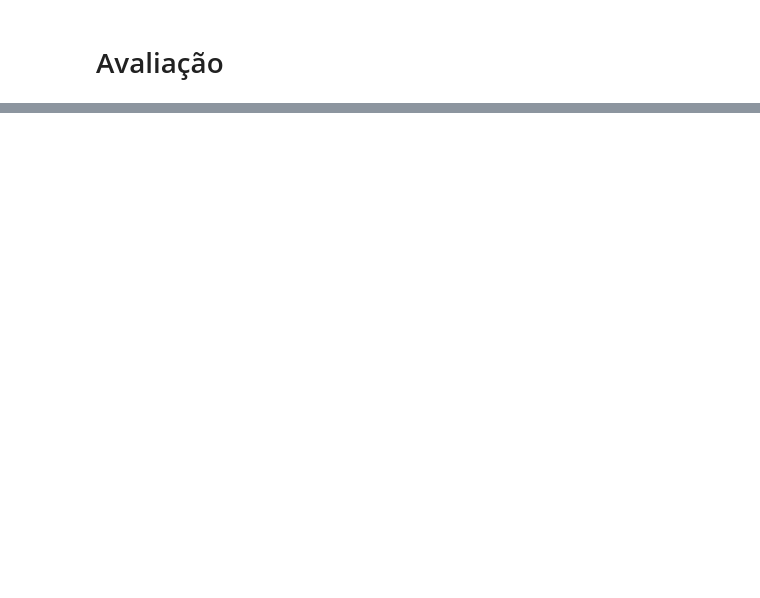
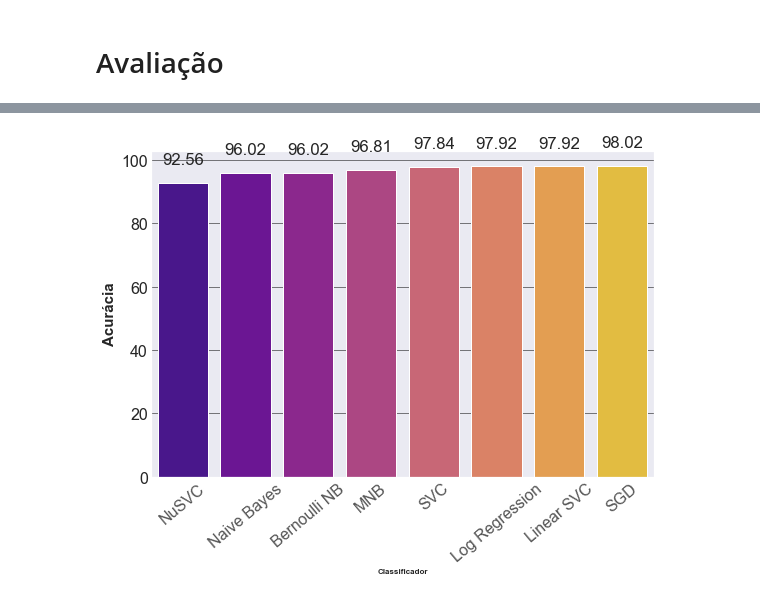
Before and after one commit to svponte/mdm, a Jupyter notebook: main.ipynb, the cells around one changed output, grey strips where cells are left out. Saved outputs shown, nothing was run; the diff lists cells and outputs as text; code cells hidden in the pictures; blank space fills up the shorter version.

```diff
--- a/main.ipynb
+++ b/main.ipynb
@@ -251,0 +319,4 @@ classificador = nltk.NaiveBayesClassifier.train(X_train)
+# %%
+# Faz o preenchimento se tem ou não a característica de acordo com parâmetro
+base_completa_treinamento = nltk.classify.apply_features(extrator_palavras, frases_com_Stem_treinamento)
+base_completa_teste = nltk.classify.apply_features(extrator_palavras_teste, frases_com_Stem_teste)
@@ -251,0 +325,3 @@ classificador = nltk.NaiveBayesClassifier.train(X_train)
+# %%
+# Treinamento
+classificador = nltk.NaiveBayesClassifier.train(base_completa_treinamento)
@@ -253,0 +466,13 @@ classificador = nltk.NaiveBayesClassifier.train(X_train)
+# %%
+Classificadores = []
+Classificadores.append('Naive Bayes')
+Classificadores.append('MNB')
+Classificadores.append('Bernoulli NB')
+Classificadores.append('Log Regression')
+Classificadores.append('SGD')
+Classificadores.append('SVC')
+Classificadores.append('Linear SVC')
+Classificadores.append('NuSVC')
+# %%
+Coleta = list(zip(Classificadores, Resultados))
+dfResultado = pd.DataFrame(Coleta, columns = ['Classificador', 'Acuracia'])
@@ -253,0 +491,35 @@ classificador = nltk.NaiveBayesClassifier.train(X_train)
+# %%
+fig, ax = plt.subplots(figsize=(9,6))
+sns.barplot(x='Classificador',y='Acuracia',
+    data=dfResultado, order = dfResultado.sort_values('Acuracia').Classificador,
+    palette = 'plasma', color='white', ci=95, ax=ax)
+#ax.set_title('Desempenho')
+ax.tick_params(labelsize=16,length=0)
+#plt.box(False)
+ax.yaxis.grid(linewidth=0.5,color='black')
+ax.set_axisbelow(True)
+ax.set_xlabel('Classificador', weight='bold',size=8)
+ax.set_ylabel('Acurácia', weight='bold',size=15)
+
+#plt.yticks(np.arange(90, 100, 1)) #yticks starts from 90 and ends at 18, step is 4
+# ax.set_yticklabels([' ','$90','$92','$94','$96'], color='#565656')
+
+x_labels = list(dfResultado.sort_values('Acuracia')['Acuracia']) #dfResultado.Acuracia.to_list()
+#ax.set_xticklabels(x_labels)
+
+
+rects = ax.patches
+
+# Make some labels.
+labels = ["{:.4}".format(x_labels[i]) for i in range(len(x_labels))]
+
+for rect, label in zip(rects, labels):
+    height = rect.get_height()
+    ax.text(
+        rect.get_x() + rect.get_width() / 2, height + 5, label, ha="center", va="bottom"
+    )
+plt.xticks(rotation=40, color='#565656')
+
+plt.savefig('imagens/ResultadoFinal.png', bbox_inches='tight');
+# %% [output]
+[figure, added]
```
Also changed, not shown: parts of 82 cells of this notebook, 7 other files.
